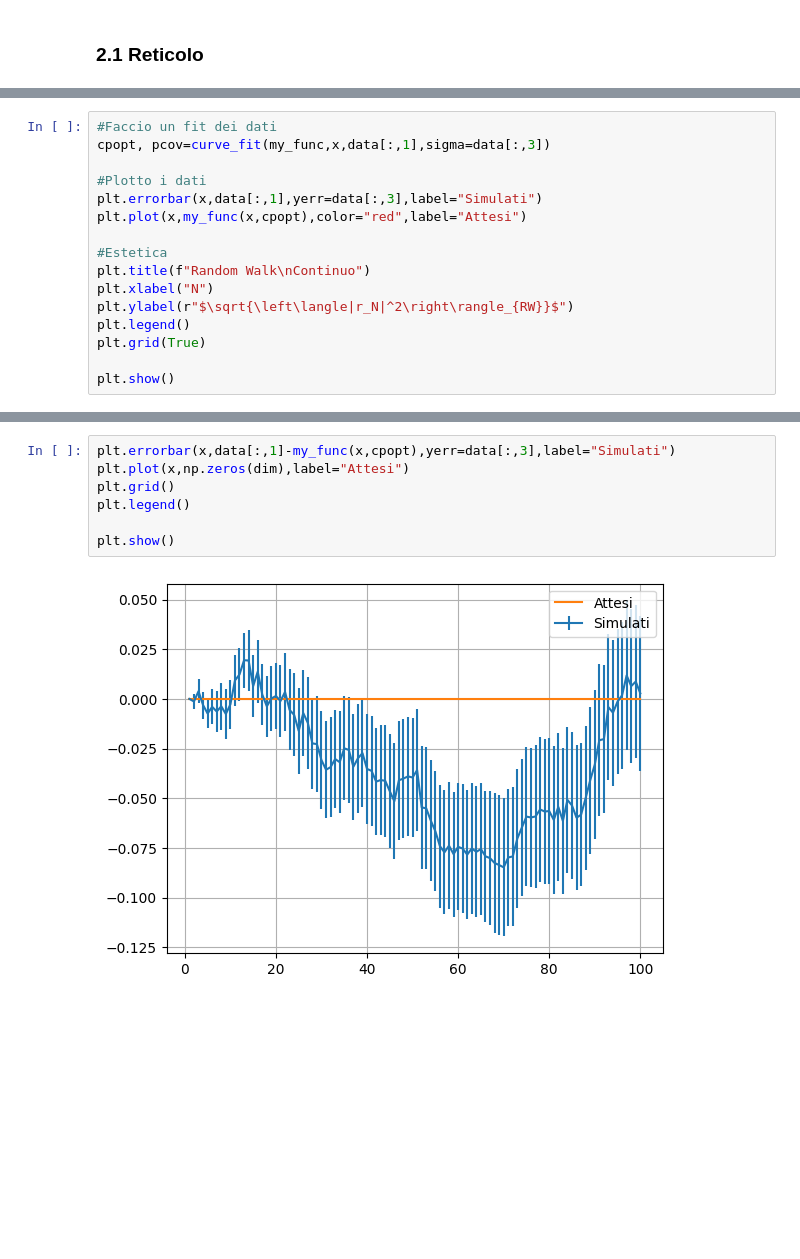
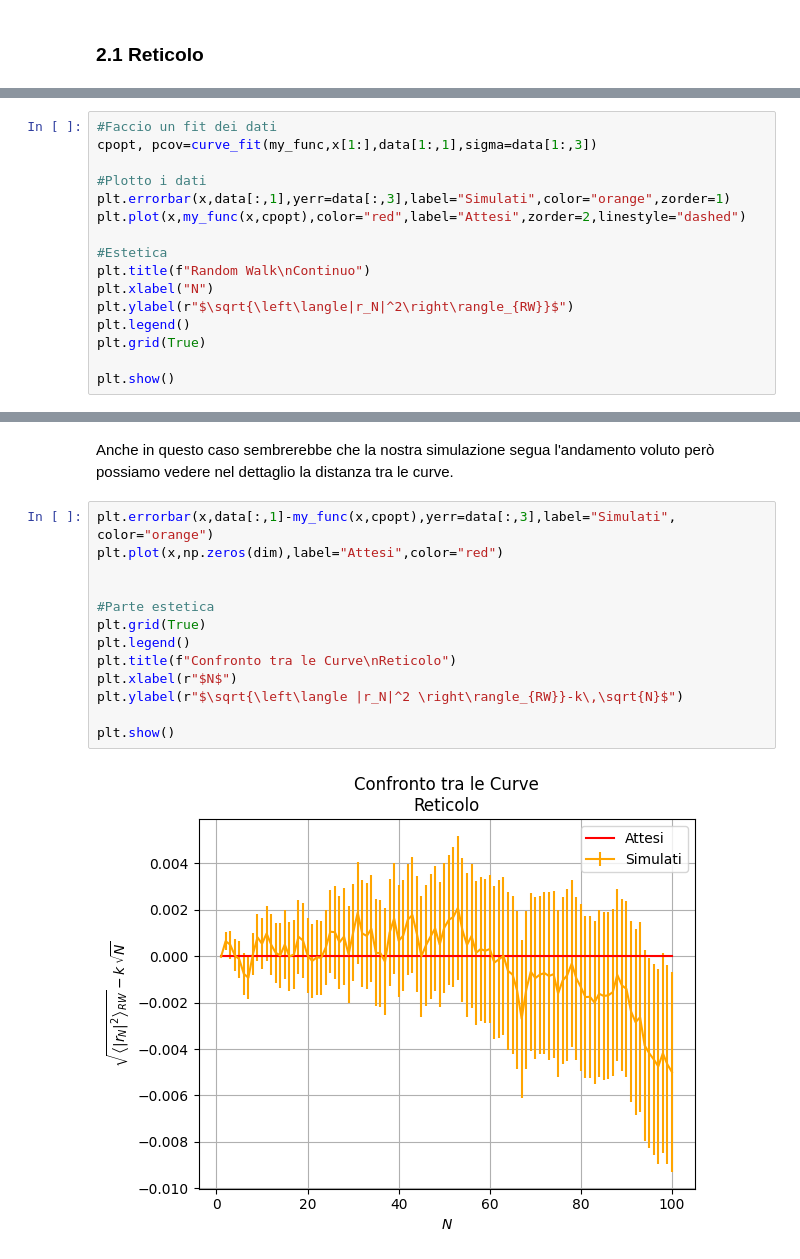
Before and after one commit to sergio-egm/lsn_delivery_exercises, a Jupyter notebook: es2/LSN_Exercises_02.ipynb, the cells around one changed output, grey strips where cells are left out. Drawn from its saved outputs; the diff is of its cells as text; blank space fills up the shorter version.

```diff
--- a/es2/LSN_Exercises_02.ipynb
+++ b/es2/LSN_Exercises_02.ipynb
@@ -247,10 +275,10 @@ plt.show()
 # %%
 #Faccio un fit dei dati
-cpopt, pcov=curve_fit(my_func,x,data[:,1],sigma=data[:,3])
+cpopt, pcov=curve_fit(my_func,x[1:],data[1:,1],sigma=data[1:,3])
 
 #Plotto i dati
-plt.errorbar(x,data[:,1],yerr=data[:,3],label="Simulati")
-plt.plot(x,my_func(x,cpopt),color="red",label="Attesi")
+plt.errorbar(x,data[:,1],yerr=data[:,3],label="Simulati",color="orange",zorder=1)
+plt.plot(x,my_func(x,cpopt),color="red",label="Attesi",zorder=2,linestyle="dashed")
 
 #Estetica
 plt.title(f"Random Walk\nContinuo")
@@ -265,9 +293,17 @@ plt.show()
+# %% [markdown]
+Anche in questo caso sembrerebbe che la nostra simulazione segua l'andamento voluto però possiamo vedere nel dettaglio la distanza tra le curve.
 # %%
-plt.errorbar(x,data[:,1]-my_func(x,cpopt),yerr=data[:,3],label="Simulati")
-plt.plot(x,np.zeros(dim),label="Attesi")
-plt.grid()
+plt.errorbar(x,data[:,1]-my_func(x,cpopt),yerr=data[:,3],label="Simulati", color="orange")
+plt.plot(x,np.zeros(dim),label="Attesi",color="red")
+
+
+#Parte estetica
+plt.grid(True)
 plt.legend()
+plt.title(f"Confronto tra le Curve\nReticolo")
+plt.xlabel(r"$N$")
+plt.ylabel(r"$\sqrt{\left\langle |r_N|^2 \right\rangle_{RW}}-k\,\sqrt{N}$")
 
 plt.show()
 # %% [output]
-[figure, old version]
+[figure, new version]
```
Also changed, not shown: parts of 15 cells of this notebook, 20 other files.
